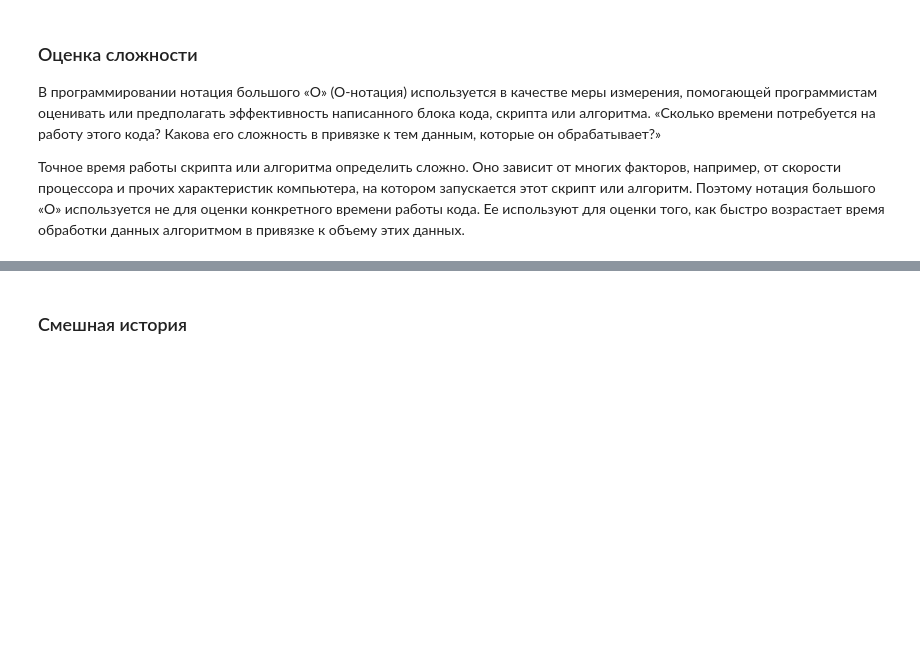
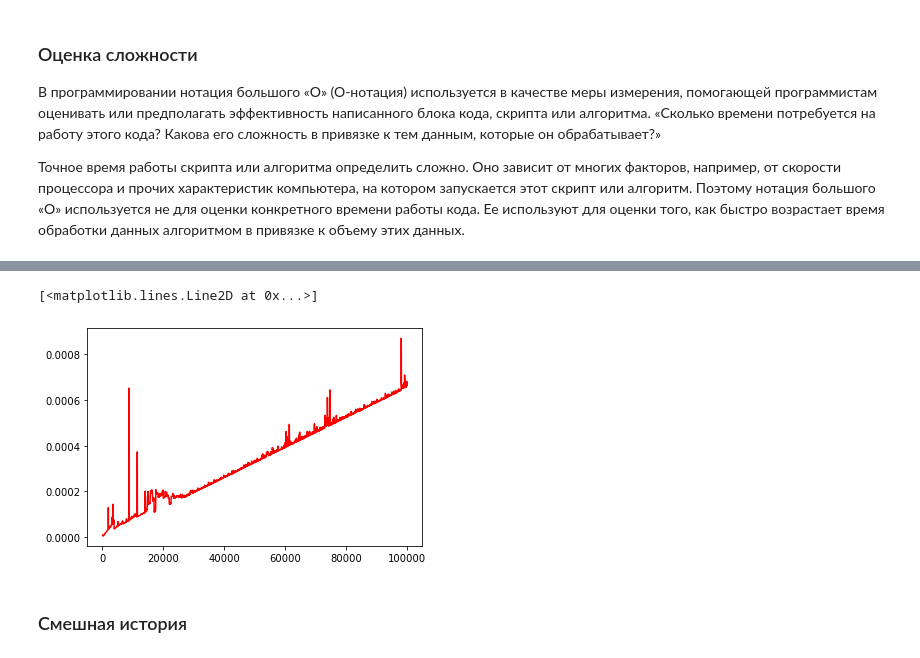
Before and after one commit to mgordenko/DPO_Python_DS14-main, a Jupyter notebook: Lect5 functions, o notation/Lect5_Part3.ipynb, the cells around one changed output, grey strips where cells are left out. Drawn from its saved outputs; the diff is of its cells as text; code cells hidden in the pictures; blank space fills up the shorter version.

```diff
--- a/Lect5 functions, o notation/Lect5_Part3.ipynb
+++ b/Lect5 functions, o notation/Lect5_Part3.ipynb
@@ -8,3 +90,24 @@
+# %%
+n = 100000
+l = [(n - i) for i in range(n)]
+# %%
+import time
+
+time_sort = []
+
+for size in range(50, n, 50):
+    sub_list = l[:size]
+    start = time.time()
+    sorted(sub_list)
+    end = time.time()
+    time_sort.append(end - start)
+# %%
+import matplotlib.pyplot as plt
+
+plt.plot(range(50, n, 50), time_sort, color = 'red')
+# %% [output]
+[<matplotlib.lines.Line2D at 0x...>]
+[figure, added]
 # %% [markdown]
 ### Смешная история
 # %% [markdown]
```
Also changed, not shown: parts of 19 cells of this notebook.
